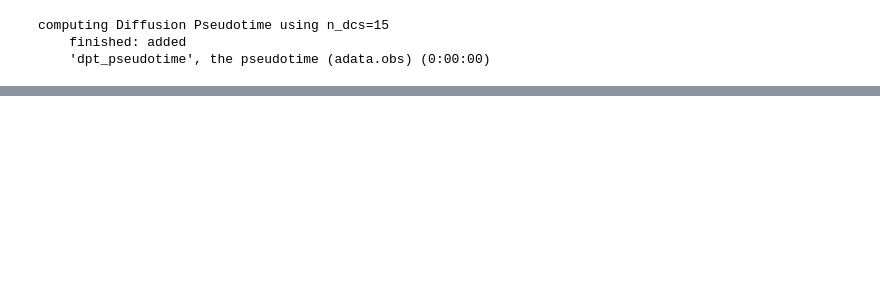
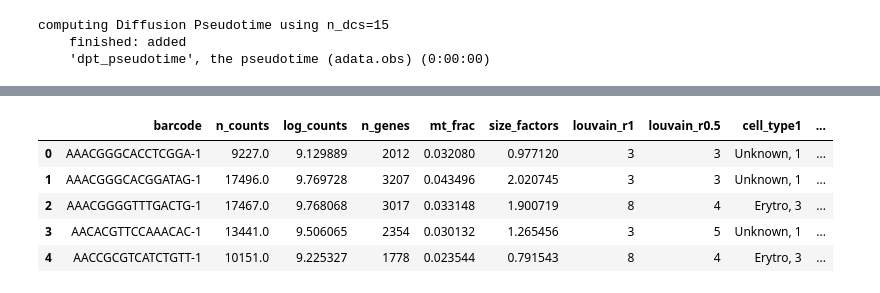
Before and after one commit to theislab/scib, a Jupyter notebook: notebooks/data_preprocessing/immune_cells/BM_Oetjen_1.ipynb, the cells around one changed output, grey strips where cells are left out. Saved outputs shown, nothing was run; the diff lists cells and outputs as text; code cells hidden in the pictures; blank space fills up the shorter version.

```diff
--- a/notebooks/data_preprocessing/immune_cells/BM_Oetjen_1.ipynb
+++ b/notebooks/data_preprocessing/immune_cells/BM_Oetjen_1.ipynb
@@ -665,0 +652,13 @@ KeyError: 'dpt_order_indices'
+# %%
+# Save ordering of cells in the original adata object
+
+# save adata_ery.obs as a dataframe and make barcodes column accessible
+adata_ery_df = adata_ery.obs.reset_index()
+adata_ery_df.head()
+# %% [output]
+|  | barcode | n_counts | log_counts | n_genes | mt_frac | size_factors | louvain_r1 | louvain_r0.5 | cell_type1 | ... |
+| 0 | AAACGGGCACCTCGGA-1 | 9227.0 | 9.129889 | 2012 | 0.032080 | 0.977120 | 3 | 3 | Unknown, 1 | ... |
+| 1 | AAACGGGCACGGATAG-1 | 17496.0 | 9.769728 | 3207 | 0.043496 | 2.020745 | 3 | 3 | Unknown, 1 | ... |
+| 2 | AAACGGGGTTTGACTG-1 | 17467.0 | 9.768068 | 3017 | 0.033148 | 1.900719 | 8 | 4 | Erytro, 3 | ... |
+| 3 | AACACGTTCCAAACAC-1 | 13441.0 | 9.506065 | 2354 | 0.030132 | 1.265456 | 3 | 5 | Unknown, 1 | ... |
+| 4 | AACCGCGTCATCTGTT-1 | 10151.0 | 9.225327 | 1778 | 0.023544 | 0.791543 | 8 | 4 | Erytro, 3 | ... |
```
Also changed, not shown: parts of 21 cells of this notebook.
